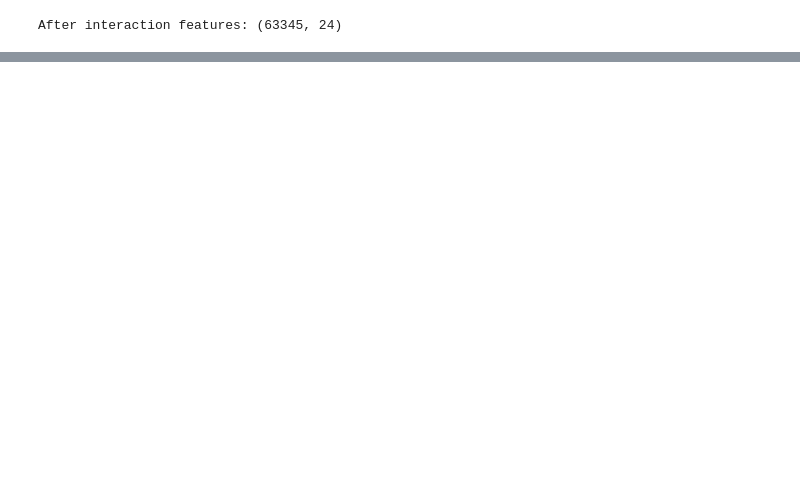
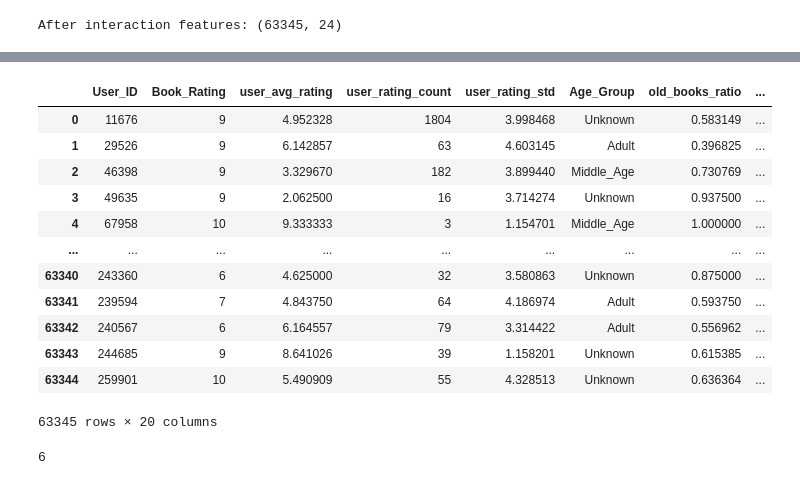
Before and after one commit to mansilohani19/The-Book-Nook, a Jupyter notebook: notebook/04_Xgboost_Model.ipynb, the cells around one changed output, grey strips where cells are left out. Saved outputs shown, nothing was run; the diff lists cells and outputs as text; code cells hidden in the pictures; blank space fills up the shorter version.

```diff
--- a/notebook/04_Xgboost_Model.ipynb
+++ b/notebook/04_Xgboost_Model.ipynb
@@ -136,6 +132,6 @@ Index(['User_ID', 'ISBN', 'Book_Author', 'Book_Rating', 'user_avg_rating',
       dtype='str')
 # %%
-xgb_df.drop(columns=['cf_predicted_score_y'] , inplace=True)
+# xgb_df.drop(columns=['cf_predicted_score_y'] , inplace=True)
 # %%
 # Genre match — does user's favourite author match book author?
 xgb_df['author_match'] = (
@@ -187,0 +204,20 @@ xgb_df.drop(columns=['ISBN', 'Book_Author',
+# %%
+xgb_df
+# %% [output]
+|  | User_ID | Book_Rating | user_avg_rating | user_rating_count | user_rating_std | Age_Group | old_books_ratio | ... |
+| 0 | 11676 | 9 | 4.952328 | 1804 | 3.998468 | Unknown | 0.583149 | ... |
+| 1 | 29526 | 9 | 6.142857 | 63 | 4.603145 | Adult | 0.396825 | ... |
+| 2 | 46398 | 9 | 3.329670 | 182 | 3.899440 | Middle_Age | 0.730769 | ... |
+| 3 | 49635 | 9 | 2.062500 | 16 | 3.714274 | Unknown | 0.937500 | ... |
+| 4 | 67958 | 10 | 9.333333 | 3 | 1.154701 | Middle_Age | 1.000000 | ... |
+| ... | ... | ... | ... | ... | ... | ... | ... | ... |
+| 63340 | 243360 | 6 | 4.625000 | 32 | 3.580863 | Unknown | 0.875000 | ... |
+| 63341 | 239594 | 7 | 4.843750 | 64 | 4.186974 | Adult | 0.593750 | ... |
+| 63342 | 240567 | 6 | 6.164557 | 79 | 3.314422 | Adult | 0.556962 | ... |
+| 63343 | 244685 | 9 | 8.641026 | 39 | 1.158201 | Unknown | 0.615385 | ... |
+| 63344 | 259901 | 10 | 5.490909 | 55 | 4.328513 | Unknown | 0.636364 | ... |
+63345 rows × 20 columns
+# %%
+xgb_df['Age_Group'].nunique()
+# %% [output]
+6
```
Also changed, not shown: parts of 31 cells of this notebook, 4 other files.
